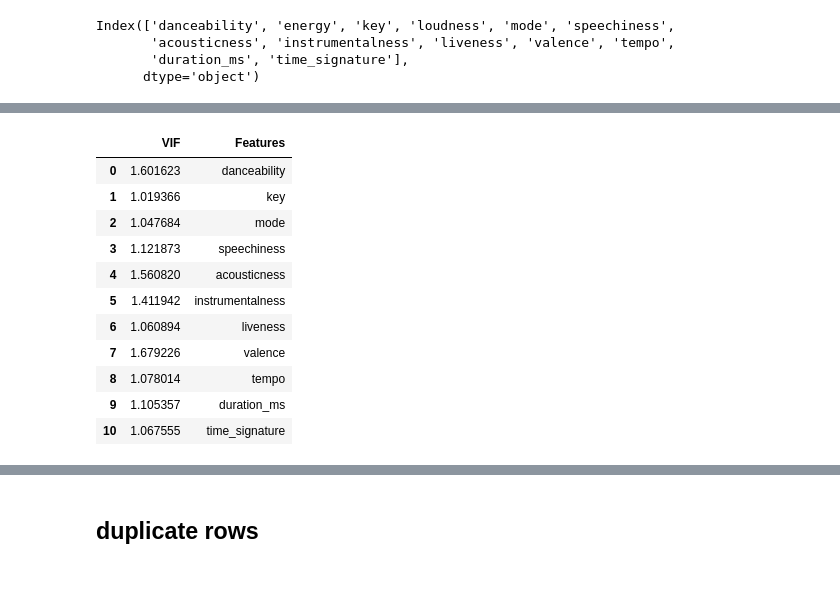
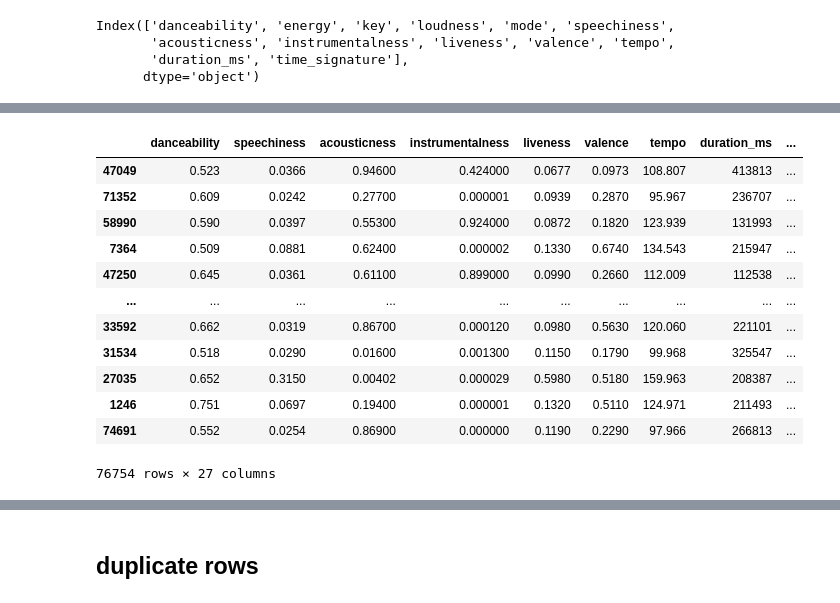
Before and after one commit to Hanyu0118/IS3107_letsgo, a Jupyter notebook: Model/genre.ipynb, the cells around one changed output, grey strips where cells are left out. Cells and saved outputs as stored; diff of their text form; code cells hidden in the pictures.

```diff
--- a/Model/genre.ipynb
+++ b/Model/genre.ipynb
@@ -251,2 +269,18 @@ df = shuffle(df)
+# %%
+X
+# %% [output]
+|  | danceability | speechiness | acousticness | instrumentalness | liveness | valence | tempo | duration_ms | ... |
+| 47049 | 0.523 | 0.0366 | 0.94600 | 0.424000 | 0.0677 | 0.0973 | 108.807 | 413813 | ... |
+| 71352 | 0.609 | 0.0242 | 0.27700 | 0.000001 | 0.0939 | 0.2870 | 95.967 | 236707 | ... |
+| 58990 | 0.590 | 0.0397 | 0.55300 | 0.924000 | 0.0872 | 0.1820 | 123.939 | 131993 | ... |
+| 7364 | 0.509 | 0.0881 | 0.62400 | 0.000002 | 0.1330 | 0.6740 | 134.543 | 215947 | ... |
+| 47250 | 0.645 | 0.0361 | 0.61100 | 0.899000 | 0.0990 | 0.2660 | 112.009 | 112538 | ... |
+| ... | ... | ... | ... | ... | ... | ... | ... | ... | ... |
+| 33592 | 0.662 | 0.0319 | 0.86700 | 0.000120 | 0.0980 | 0.5630 | 120.060 | 221101 | ... |
+| 31534 | 0.518 | 0.0290 | 0.01600 | 0.001300 | 0.1150 | 0.1790 | 99.968 | 325547 | ... |
+| 27035 | 0.652 | 0.3150 | 0.00402 | 0.000029 | 0.5980 | 0.5180 | 159.963 | 208387 | ... |
+| 1246 | 0.751 | 0.0697 | 0.19400 | 0.000001 | 0.1320 | 0.5110 | 124.971 | 211493 | ... |
+| 74691 | 0.552 | 0.0254 | 0.86900 | 0.000000 | 0.1190 | 0.2290 | 97.966 | 266813 | ... |
+76754 rows × 27 columns
 # %%
 from sklearn.preprocessing import StandardScaler
@@ -255,20 +291,0 @@ X = scaler.fit_transform(X)
-# %%
-# checking for multicollinearity using `VIF` and `correlation matrix`
-from statsmodels.stats.outliers_influence import variance_inflation_factor
-vif = pd.DataFrame()
-vif['VIF'] = [variance_inflation_factor(X, i) for i in range(X.shape[1])]
-vif['Features'] = cols
-vif
-# %% [output]
-|  | VIF | Features |
-| 0 | 1.601623 | danceability |
-| 1 | 1.019366 | key |
-| 2 | 1.047684 | mode |
-| 3 | 1.121873 | speechiness |
-| 4 | 1.560820 | acousticness |
-| 5 | 1.411942 | instrumentalness |
-| 6 | 1.060894 | liveness |
-| 7 | 1.679226 | valence |
-| 8 | 1.078014 | tempo |
-| 9 | 1.105357 | duration_ms |
-| 10 | 1.067555 | time_signature |
```
Also changed, not shown: parts of 67 cells of this notebook, 1 other file.
